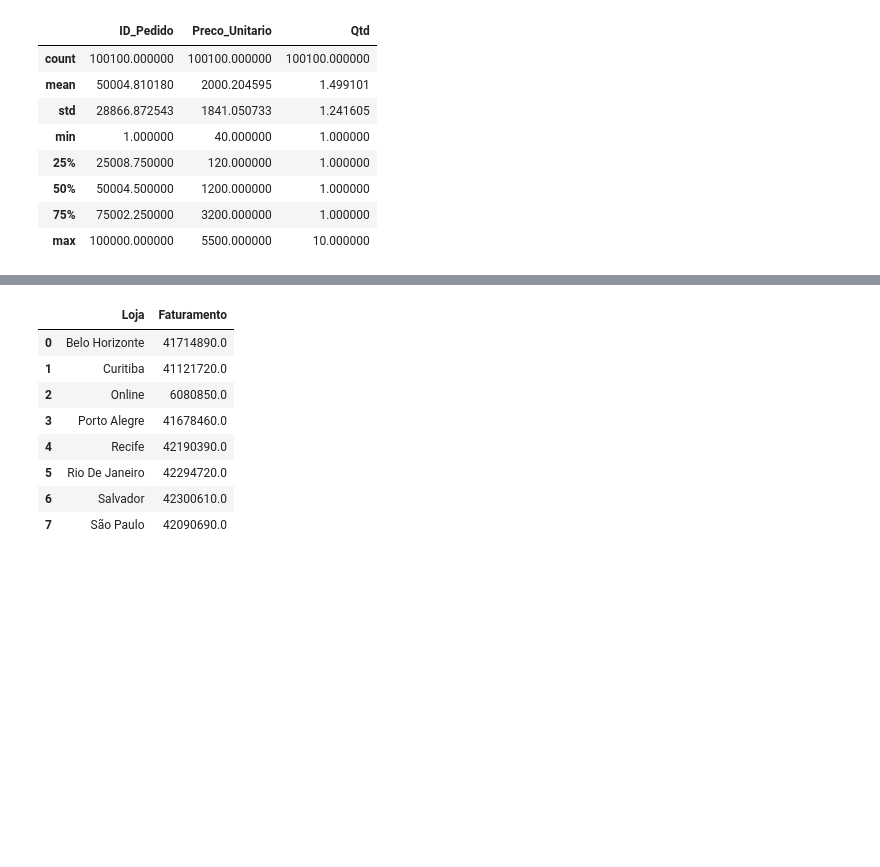
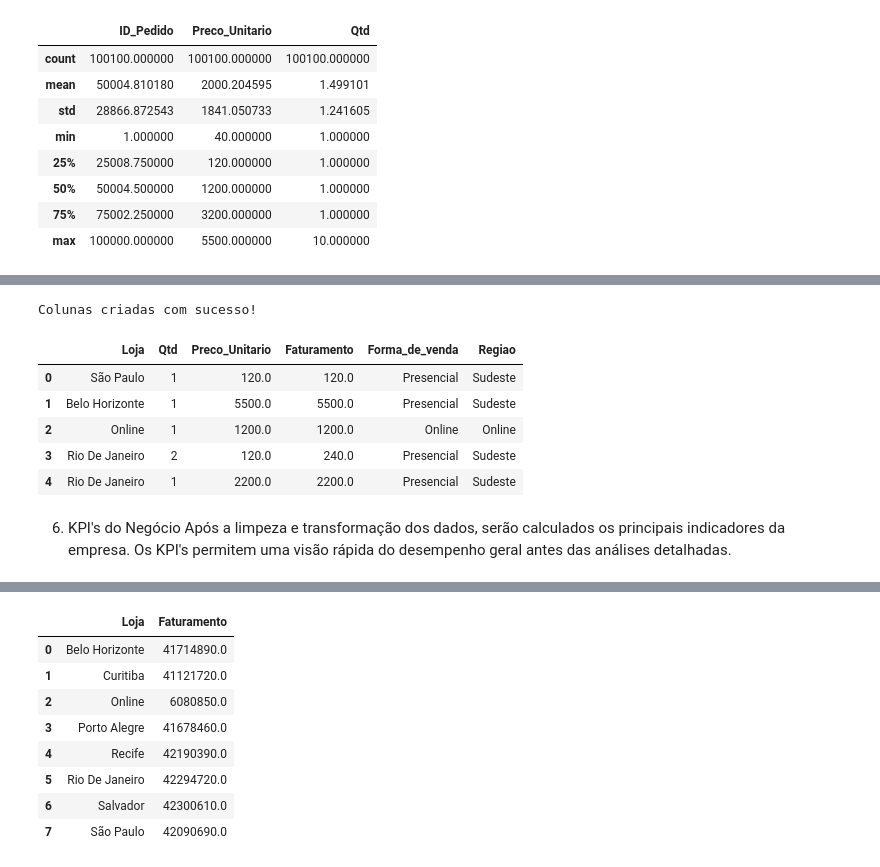
Before and after one commit to bruna-anjos/projeto-hashtag-analise-dados, a Jupyter notebook: pandas_supremo.ipynb, the cells around one changed output, grey strips where cells are left out. Saved outputs shown, nothing was run; the diff lists cells and outputs as text; code cells hidden in the pictures; blank space fills up the shorter version.

Commit message:
feat: adiciona KPI's e indicadores de negocio

```diff
--- a/pandas_supremo.ipynb
+++ b/pandas_supremo.ipynb
@@ -229,15 +177,0 @@ None
-# %%
-dic_regioes = {
-    'São Paulo': 'Sudeste',
-    'Belo Horizonte': 'Sudeste',
-    'Online': 'Online',
-    'Rio De Janeiro': 'Sudeste',
-    'Salvador': 'Nordeste',
-    'Recife': 'Nordeste',
-    'Curitiba': 'Sul',
-    'Porto Alegre': 'Sul'
-}
-df_analise['Regiao'] = (df_analise['Loja'].map(dic_regioes)
-.fillna('Não informada'))
-display(df_analise)
-display(df_analise.isna().sum())
@@ -329,0 +185,60 @@ Ticket Médio: R$ 2,994.72
+# %%
+#================================================================================
+#5. Transformação dos dados
+#================================================================================
+#Criação da coluna faturamento
+df_analise['Faturamento'] = (
+    df_analise['Qtd'] *
+    df_analise['Preco_Unitario']
+)
+#Classificação da forma de venda
+df_analise["Forma_de_venda"] = np.where(
+    df_analise["Loja"] == "Online",
+    "Online",
+    "Presencial"
+)
+#Criação da coluna região
+dic_regioes = {
+    'São Paulo': 'Sudeste',
+    'Belo Horizonte': 'Sudeste',
+    'Online': 'Online',
+    'Rio De Janeiro': 'Sudeste',
+    'Salvador': 'Nordeste',
+    'Recife': 'Nordeste',
+    'Curitiba': 'Sul',
+    'Porto Alegre': 'Sul'
+}
+df_analise['Regiao'] = (
+    df_analise['Loja']
+    .map(dic_regioes)
+    .fillna('Não informada'))
+
+#==========================================================================================
+#Validação das transformações
+#===========================================================================================
+print("Colunas criadas com sucesso!\n")
+
+display(
+    df_analise[
+        [
+            "Loja",
+            "Qtd",
+            "Preco_Unitario",
+            "Faturamento",
+            "Forma_de_venda",
+            "Regiao"
+        ]
+        ].head()
+)
+# %% [output]
+Colunas criadas com sucesso!
+|  | Loja | Qtd | Preco_Unitario | Faturamento | Forma_de_venda | Regiao |
+| 0 | São Paulo | 1 | 120.0 | 120.0 | Presencial | Sudeste |
+| 1 | Belo Horizonte | 1 | 5500.0 | 5500.0 | Presencial | Sudeste |
+| 2 | Online | 1 | 1200.0 | 1200.0 | Online | Online |
+| 3 | Rio De Janeiro | 2 | 120.0 | 240.0 | Presencial | Sudeste |
+| 4 | Rio De Janeiro | 1 | 2200.0 | 2200.0 | Presencial | Sudeste |
+# %% [markdown]
+6. KPI's do Negócio
+Após a limpeza e transformação dos dados, serão calculados os principais indicadores da empresa.
+Os KPI's permitem uma visão rápida do desempenho geral antes das análises detalhadas.
```
Also changed, not shown: parts of 15 cells of this notebook.
